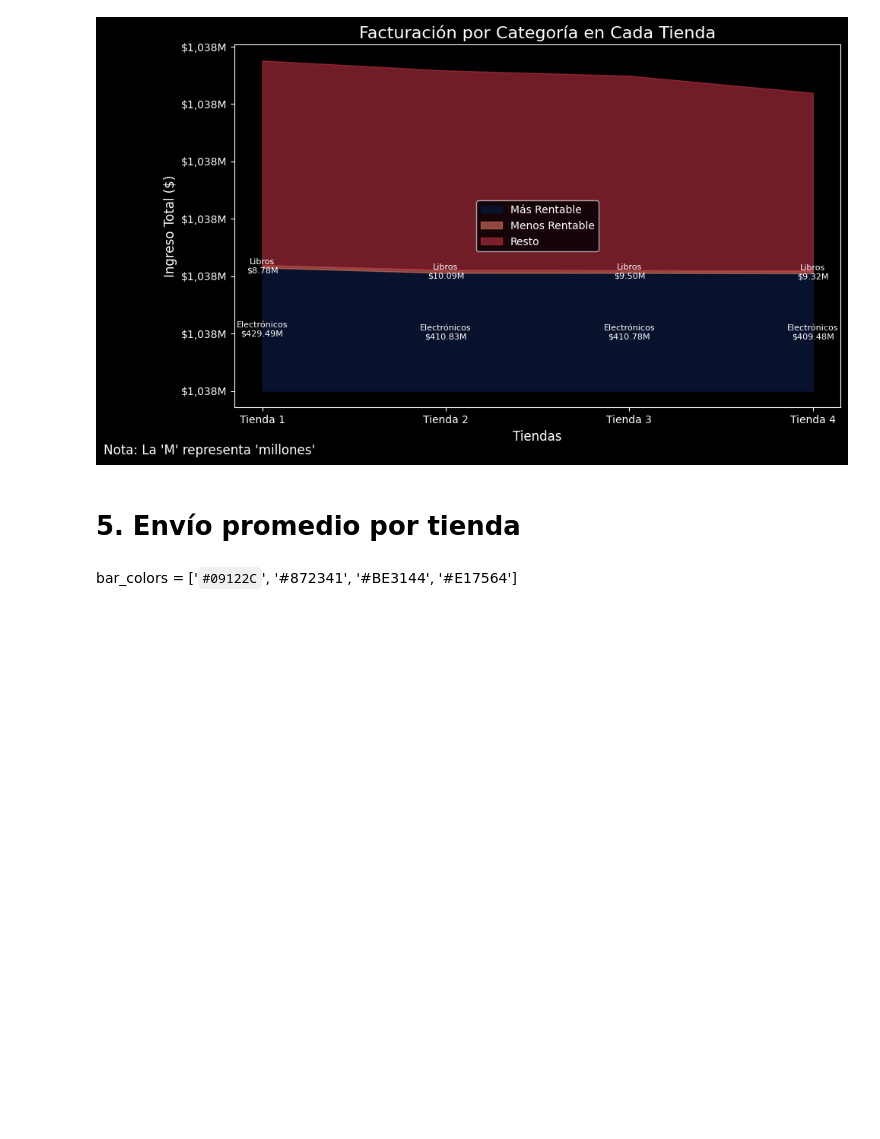
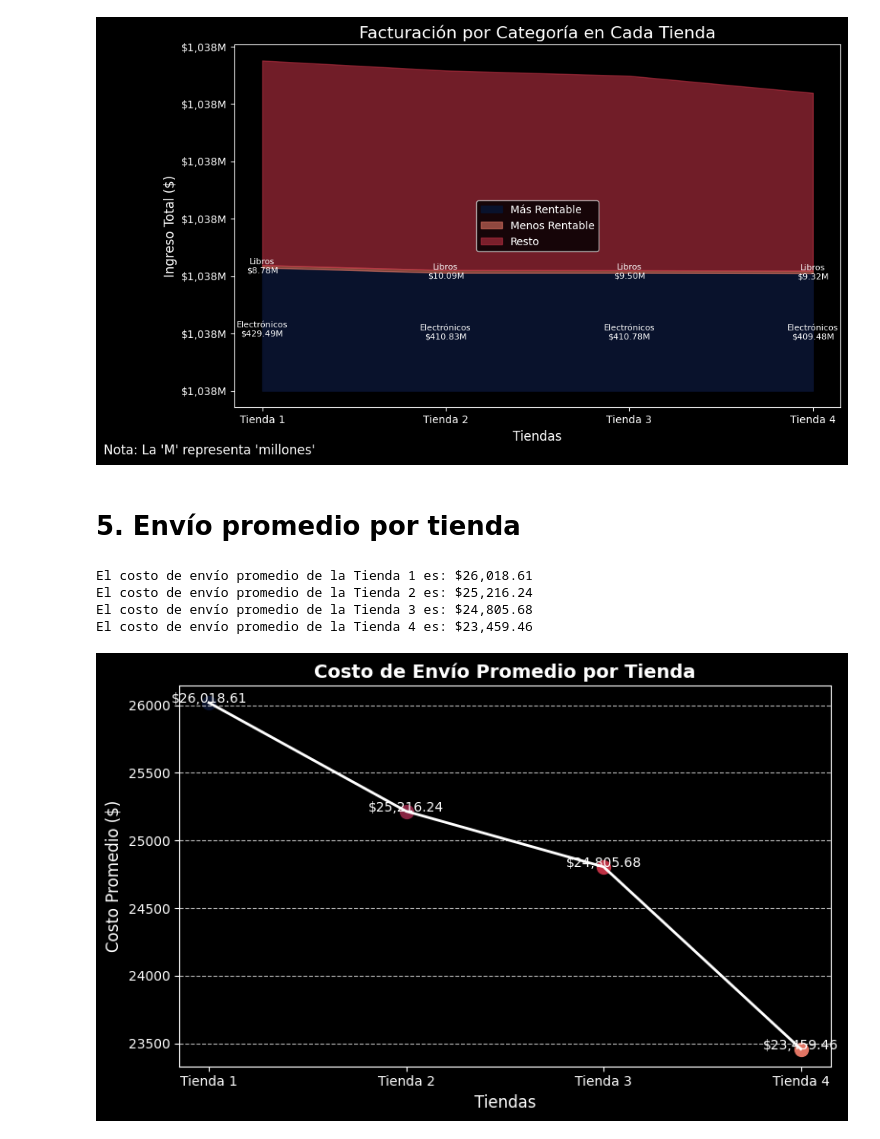
Before and after one commit to zenyonki/alura_store, a Jupyter notebook: AluraStoreLatam.ipynb, the cells around one changed output. Cells and saved outputs as stored; diff of their text form; code cells hidden in the pictures; blank space fills up the shorter version.

Commit message:
Se promedió y graficó el envío promedio por tienda.

```diff
--- a/AluraStoreLatam.ipynb
+++ b/AluraStoreLatam.ipynb
@@ -685,5 +683,48 @@ plt.show()
 # %% [markdown]
 
 # 5. Envío promedio por tienda
-# %% [markdown]
-bar_colors = ['`#09122C`', '#872341', '#BE3144', '#E17564']
+# %%
+# Calcular el costo de envío promedio para cada tienda
+costo_envio_promedio_1 = tienda['Costo de envío'].mean()
+costo_envio_promedio_2 = tienda2['Costo de envío'].mean()
+costo_envio_promedio_3 = tienda3['Costo de envío'].mean()
+costo_envio_promedio_4 = tienda4['Costo de envío'].mean()
+
+print(f'El costo de envío promedio de la Tienda 1 es: ${costo_envio_promedio_1:,.2f}')
+print(f'El costo de envío promedio de la Tienda 2 es: ${costo_envio_promedio_2:,.2f}')
+print(f'El costo de envío promedio de la Tienda 3 es: ${costo_envio_promedio_3:,.2f}')
+print(f'El costo de envío promedio de la Tienda 4 es: ${costo_envio_promedio_4:,.2f}')
+# %% [output]
+El costo de envío promedio de la Tienda 1 es: $26,018.61
+El costo de envío promedio de la Tienda 2 es: $25,216.24
+El costo de envío promedio de la Tienda 3 es: $24,805.68
+El costo de envío promedio de la Tienda 4 es: $23,459.46
+# %%
+costos_envio_promedio = [
+    costo_envio_promedio_1,
+    costo_envio_promedio_2,
+    costo_envio_promedio_3,
+    costo_envio_promedio_4
+]
+
+dot_colors = bar_colors
+
+plt.figure(figsize=(8, 5))
+plt.plot(tiendas, costos_envio_promedio, color='white', linestyle='-', linewidth=2, label="Costo promedio")
+
+for i, (costo, color) in enumerate(zip(costos_envio_promedio, dot_colors)):
+    plt.scatter([tiendas[i]], [costo], color=color, s=100, label=f"Tienda {i+1}" if i == 0 else None)
+
+for i, costo in enumerate(costos_envio_promedio):
+    plt.text(i, costo + 0.05, f"${costo:,.2f}", ha='center', fontsize=10, color='white')
+
+plt.title('Costo de Envío Promedio por Tienda', fontsize=14, weight='bold')
+plt.xlabel('Tiendas', fontsize=12)
+plt.ylabel('Costo Promedio ($)', fontsize=12)
+
+plt.grid(axis='y', linestyle='--', alpha=0.7)
+plt.style.use('dark_background')
+plt.tight_layout()
+plt.show()
+# %% [output]
+[figure, added]
```
Also changed, not shown: parts of 2 cells of this notebook.
